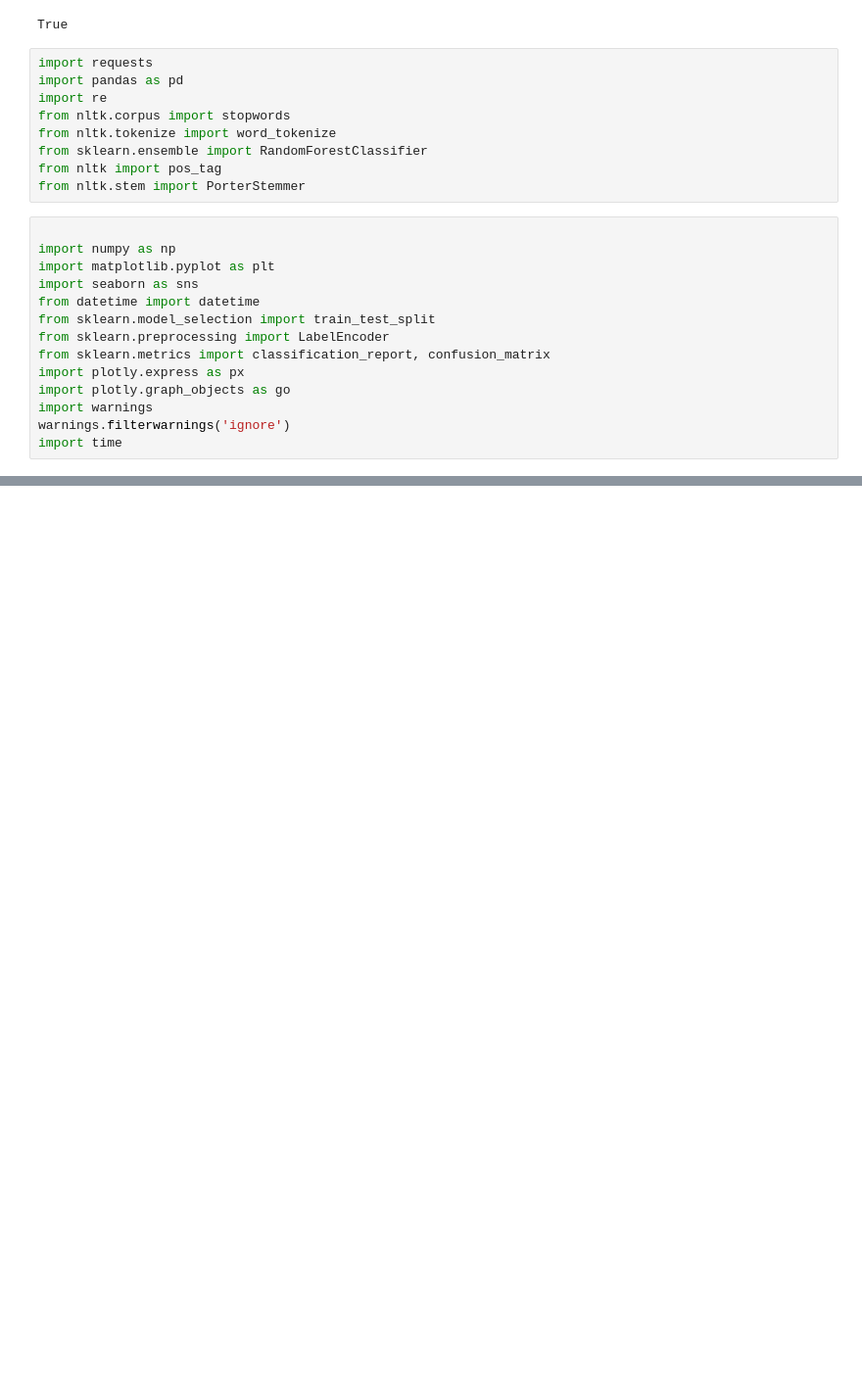
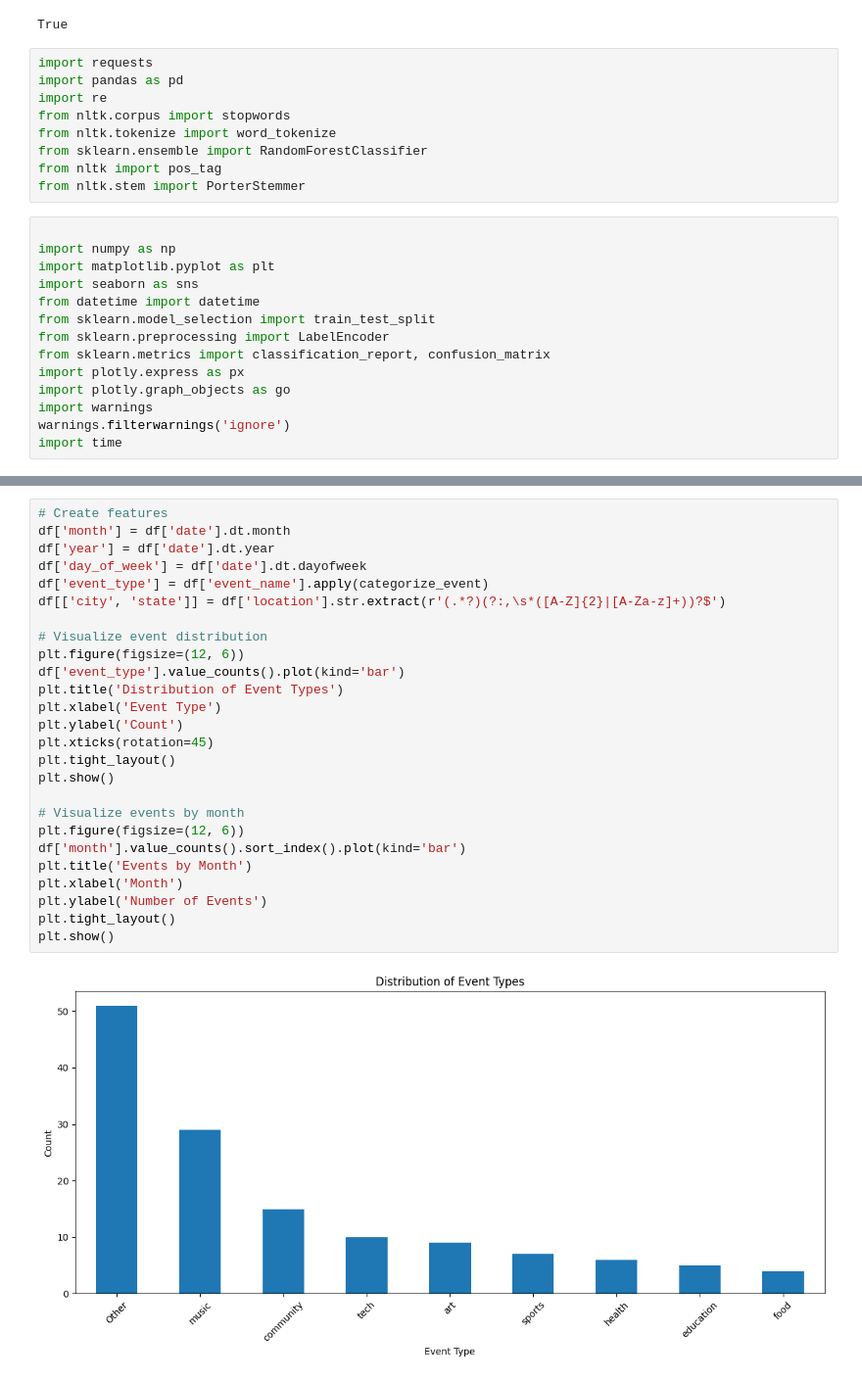
Before and after one commit to BraWler66/Event_Info_Extractor, a Jupyter notebook: Event_Info_Extractor.ipynb, the cells around one changed output, grey strips where cells are left out. Shown at 98% size. Saved outputs shown, nothing was run; the diff lists cells and outputs as text; blank space fills up the shorter version.

```diff
--- a/Event_Info_Extractor.ipynb
+++ b/Event_Info_Extractor.ipynb
@@ -350,0 +354,28 @@ Text(value='Learn local history at the Historical Society Meeting on 10 march 20
+# %%
+# Create features
+df['month'] = df['date'].dt.month
+df['year'] = df['date'].dt.year
+df['day_of_week'] = df['date'].dt.dayofweek
+df['event_type'] = df['event_name'].apply(categorize_event)
+df[['city', 'state']] = df['location'].str.extract(r'(.*?)(?:,\s*([A-Z]{2}|[A-Za-z]+))?$')
+
+# Visualize event distribution
+plt.figure(figsize=(12, 6))
+df['event_type'].value_counts().plot(kind='bar')
+plt.title('Distribution of Event Types')
+plt.xlabel('Event Type')
+plt.ylabel('Count')
+plt.xticks(rotation=45)
+plt.tight_layout()
+plt.show()
+
+# Visualize events by month
+plt.figure(figsize=(12, 6))
+df['month'].value_counts().sort_index().plot(kind='bar')
+plt.title('Events by Month')
+plt.xlabel('Month')
+plt.ylabel('Number of Events')
+plt.tight_layout()
+plt.show()
+# %% [output]
+[figure, added]
```
Also changed, not shown: parts of 29 cells of this notebook.
